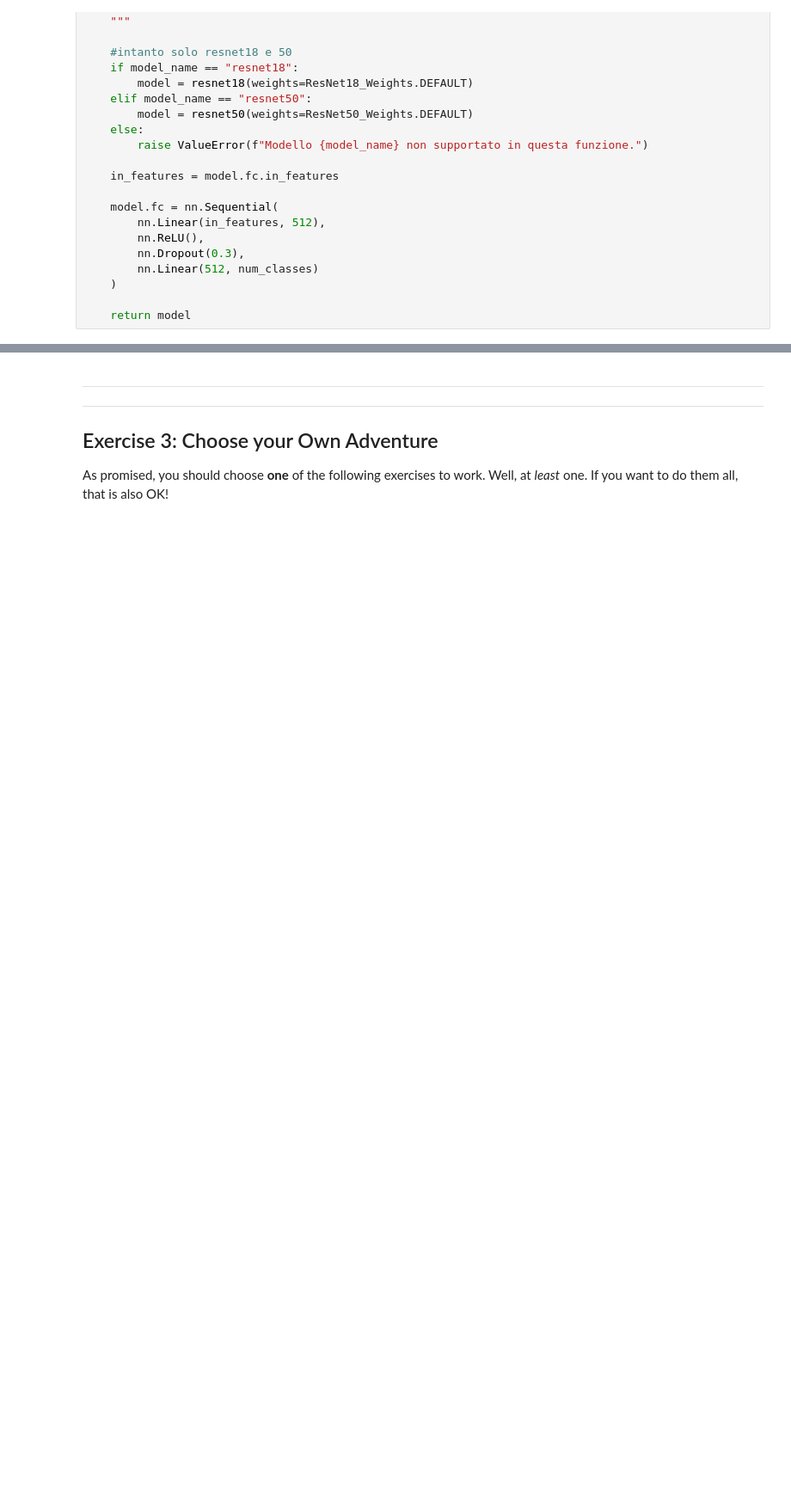
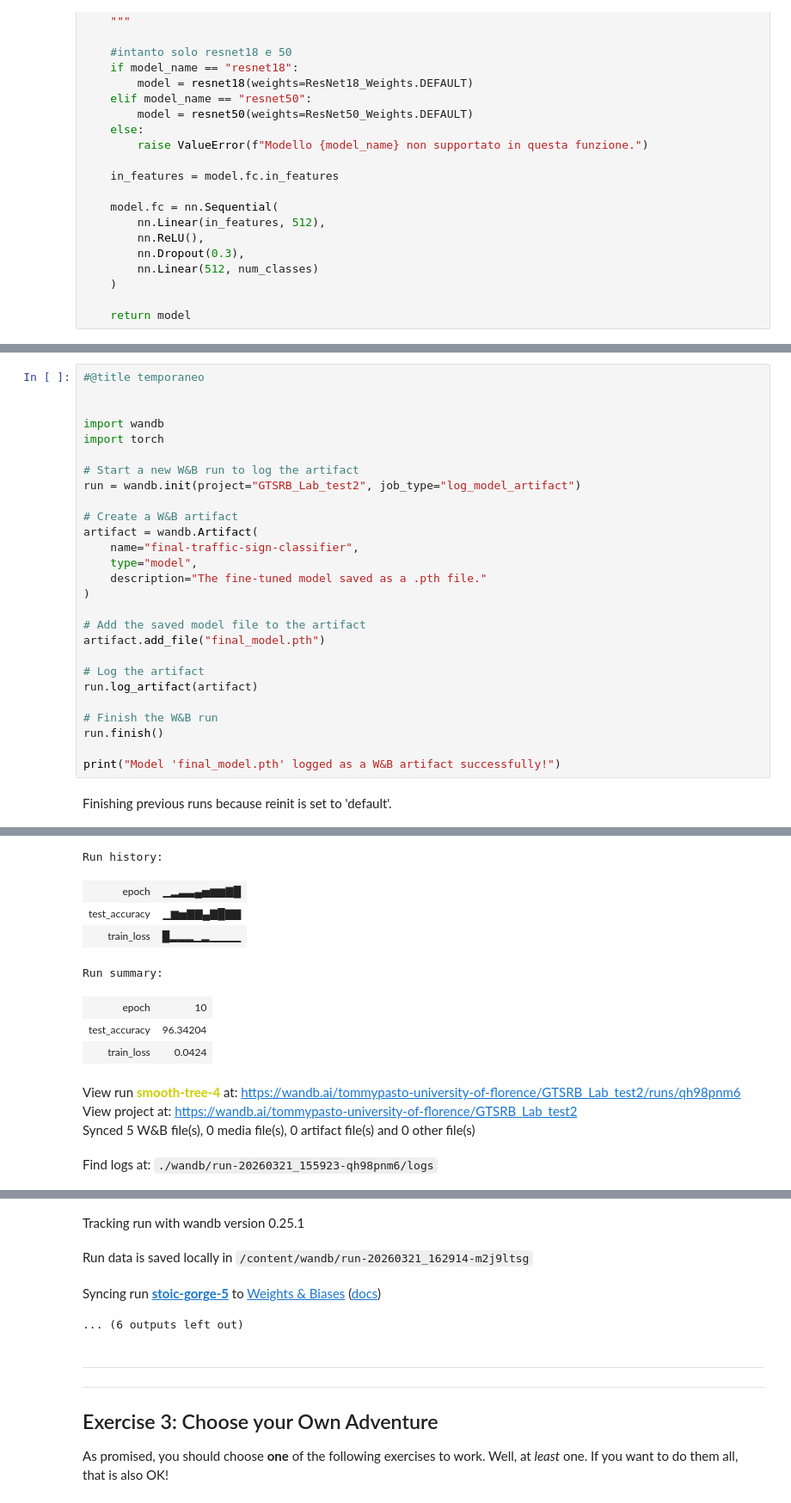
Before and after one commit to TommyyPasto/DLA-course-repo, a Jupyter notebook: Lab 1/DLA-Lab1.ipynb, the cells around one changed output, grey strips where cells are left out. Shown at 86% size. Cells and saved outputs as stored; diff of their text form; blank space fills up the shorter version.

Commit message:
Salvato modello resnet finetunato su wandb (non avevo salvato in precedenza...)

```diff
--- a/Lab 1/DLA-Lab1.ipynb
+++ b/Lab 1/DLA-Lab1.ipynb
@@ -735,0 +634,29 @@ Epoch 6: Loss 0.0712, Acc 96.47%
+# %%
+#@title temporaneo
+
+
+import wandb
+import torch
+
+# Start a new W&B run to log the artifact
+run = wandb.init(project="GTSRB_Lab_test2", job_type="log_model_artifact")
+
+# Create a W&B artifact
+artifact = wandb.Artifact(
+    name="final-traffic-sign-classifier",
+    type="model",
+    description="The fine-tuned model saved as a .pth file."
+)
+
+# Add the saved model file to the artifact
+artifact.add_file("final_model.pth")
+
+# Log the artifact
+run.log_artifact(artifact)
+
+# Finish the W&B run
+run.finish()
+
+print("Model 'final_model.pth' logged as a W&B artifact successfully!")
+# %% [output]
+Finishing previous runs because reinit is set to 'default'.
@@ -735,0 +664,12 @@ Epoch 6: Loss 0.0712, Acc 96.47%
+Run history:
+| epoch | ▁▂▃▃▄▅▆▆▇█ |
+| test_accuracy | ▁▆▅▇▇▄▇█▇▇ |
+| train_loss | █▂▂▂▁▂▁▁▁▁ |
+Run summary:
+| epoch | 10 |
+| test_accuracy | 96.34204 |
+| train_loss | 0.0424 |
+View run smooth-tree-4 at: https://wandb.ai/tommypasto-university-of-florence/GTSRB_Lab_test2/runs/qh98pnm6
+View project at: https://wandb.ai/tommypasto-university-of-florence/GTSRB_Lab_test2
+Synced 5 W&B file(s), 0 media file(s), 0 artifact file(s) and 0 other file(s)
+Find logs at: ./wandb/run-20260321_155923-qh98pnm6/logs
@@ -736,3 +677,7 @@ Epoch 6: Loss 0.0712, Acc 96.47%
+Tracking run with wandb version 0.25.1
+Run data is saved locally in /content/wandb/run-20260321_162914-m2j9ltsg
+Syncing run stoic-gorge-5 to Weights & Biases (docs)
+... (6 outputs left out)
 # %% [markdown]
 
 ---
```
Also changed, not shown: parts of 20 cells of this notebook.
